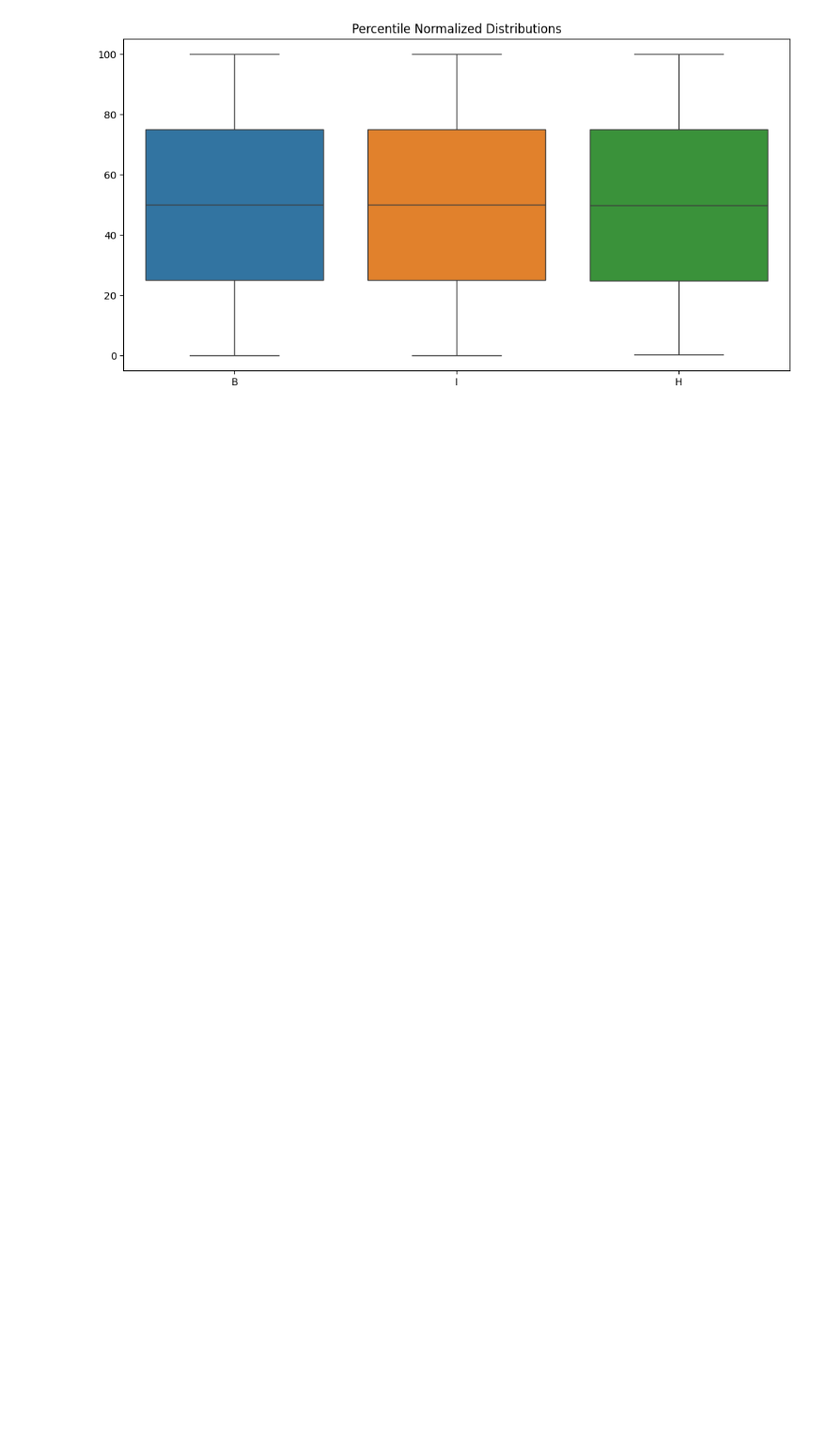
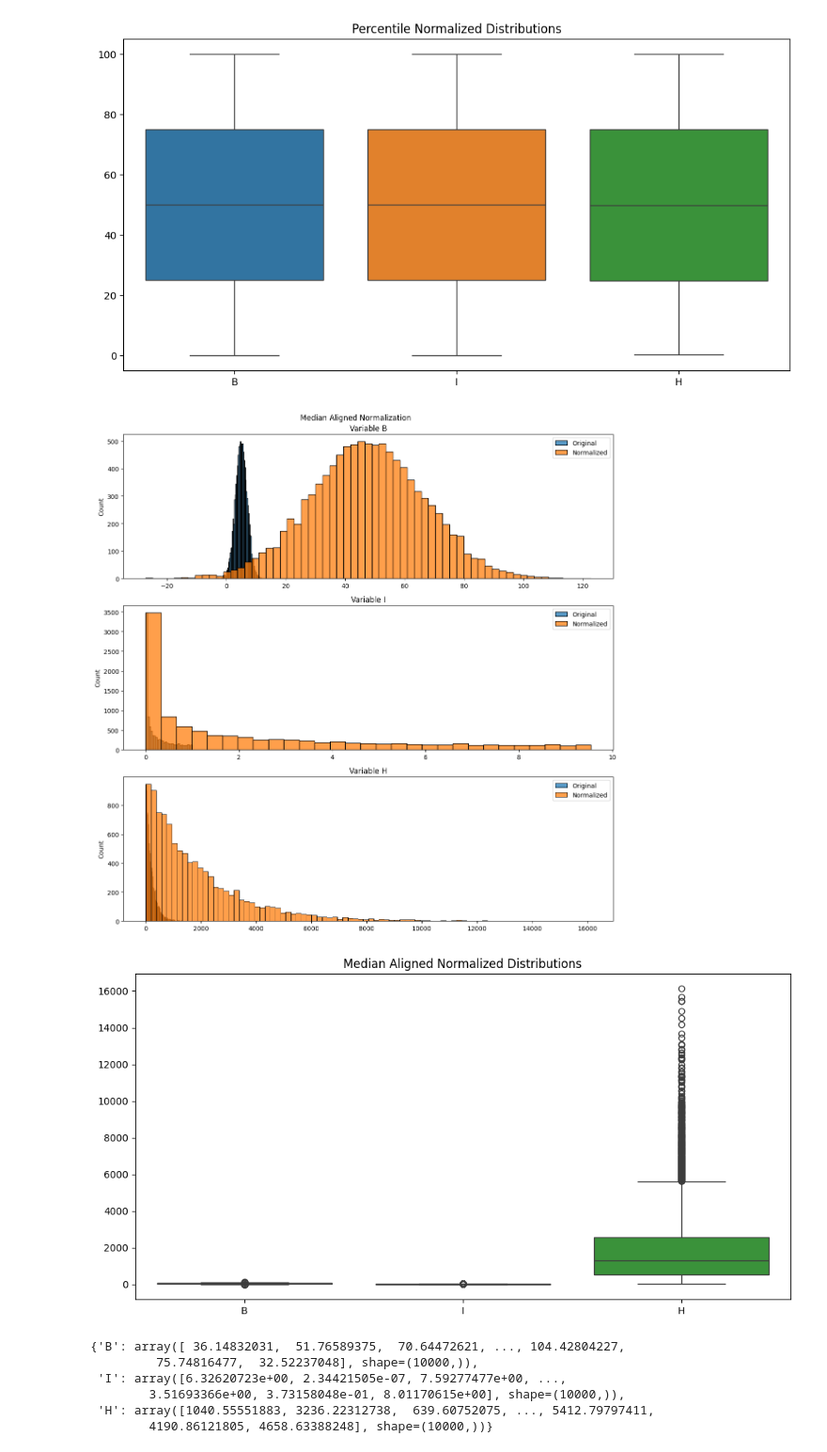
Before and after one commit to harshcodes17/Sem-VI, a Jupyter notebook: ML LAB/Week 2/Assignment2.ipynb, the cells around one changed output. Shown: that part at 94% size. Saved outputs shown, nothing was run; the diff lists cells and outputs as text; code cells hidden in the pictures; blank space fills up the shorter version.

```diff
--- a/ML LAB/Week 2/Assignment2.ipynb
+++ b/ML LAB/Week 2/Assignment2.ipynb
@@ -140,3 +141,27 @@ percentile_normalized = normalize_and_plot(data_dict, 'Percentile', percentile_n
 # %% [output]
 [figure]
 [figure]
+# %%
+# 5. Median alignment
+medians = {k: np.median(v) for k, v in data_dict.items()}
+target_median = np.mean(list(medians.values()))
+median_multipliers = {k: target_median/m for k, m in medians.items()}
+median_norm = lambda x, k: x * median_multipliers[k]
+median_normalized = {k: median_norm(v, k) for k, v in data_dict.items()}
+
+# Fix: Create a function that includes the key parameter
+def median_align_norm(x, key):
+    return x * median_multipliers[key]
+
+# Use the function in normalize_and_plot
+normalize_and_plot(data_dict, 'Median Aligned',
+                  lambda x, key=list(data_dict.keys())[0]: median_align_norm(x, key))
+# %% [output]
+[figure, added]
+[figure, added]
+{'B': array([ 36.14832031,  51.76589375,  70.64472621, ..., 104.42804227,
+         75.74816477,  32.52237048], shape=(10000,)),
+ 'I': array([6.32620723e+00, 2.34421505e-07, 7.59277477e+00, ...,
+        3.51693366e+00, 3.73158048e-01, 8.01170615e+00], shape=(10000,)),
+ 'H': array([1040.55551883, 3236.22312738,  639.60752075, ..., 5412.79797411,
+        4190.86121805, 4658.63388248], shape=(10000,))}
```
Also changed, not shown: parts of 4 cells of this notebook, 5 other files.
